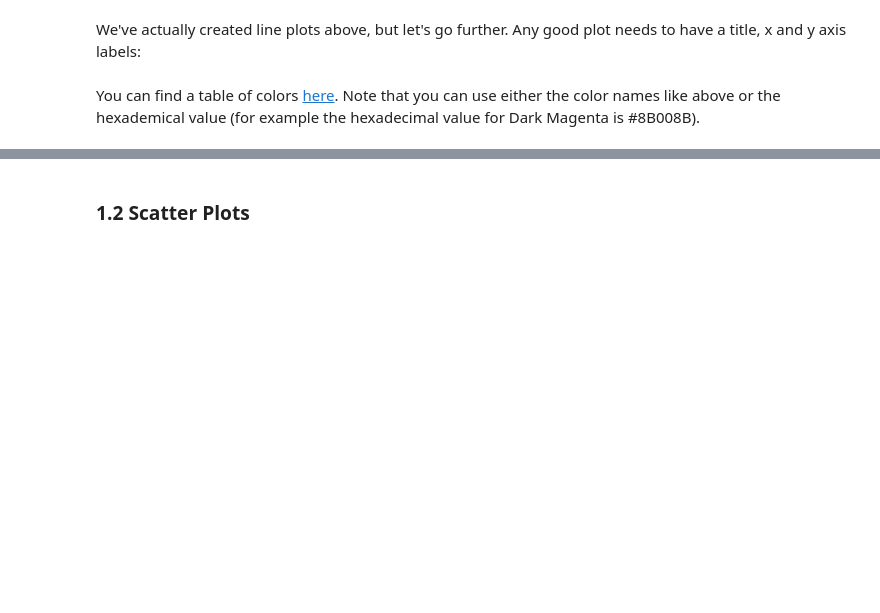
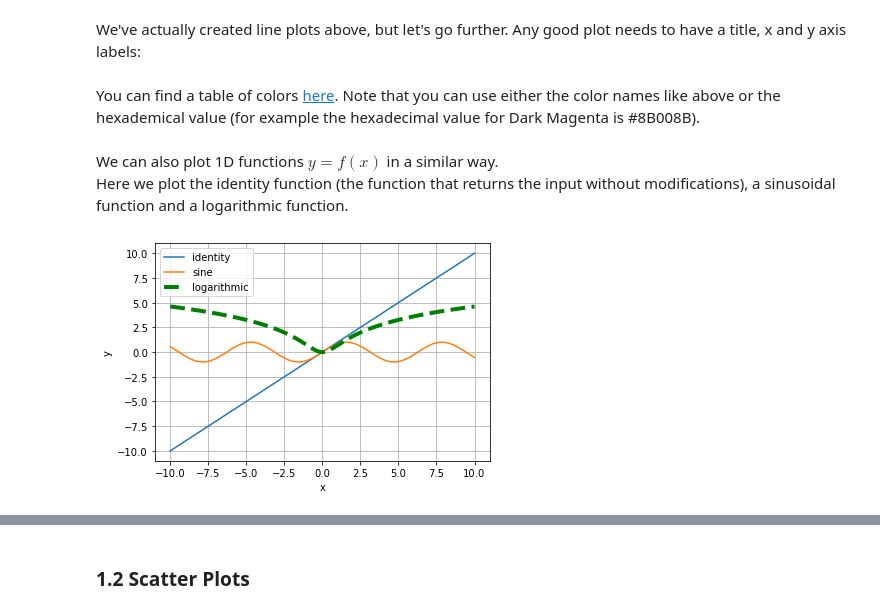
Before and after one commit to LBNLnext/EinR-Coding-Bootcamp, a Jupyter notebook: notebooks/04_data-visualization.ipynb, the cells around one changed output, grey strips where cells are left out. Drawn from its saved outputs; the diff is of its cells as text; code cells hidden in the pictures; blank space fills up the shorter version.

```diff
--- a/notebooks/04_data-visualization.ipynb
+++ b/notebooks/04_data-visualization.ipynb
@@ -97,3 +97,25 @@ plt.ylabel('Distance (m)')
 plt.plot(time, distance, linewidth='5', color='darkmagenta');
 # %% [markdown]
 You can find a table of colors [here](https://www.w3schools.com/colors/colors_names.asp). Note that you can use either the color names like above or the hexademical value (for example the hexadecimal value for Dark Magenta is #8B008B).
+# %% [markdown]
+We can also plot 1D functions $y = f (x)$ in a similar way.
+Here we plot the identity function (the function that returns the input without modifications), a sinusoidal function and a logarithmic function.
+# %%
+# EXAMPLE - Let's plot some 1D functions
+
+# We need to define the x axis
+x = np.linspace(-10,10,200)
+
+# Let's say we want to plot the identity function f(x)=x, then we can simply do this
+plt.plot(x, x, label='identity');
+
+# We can also use the functions provided by the libraries like numpy
+plt.plot(x, np.sin(x), label='sine')
+plt.plot(x, np.log(x*x+1), label='logarithmic', color='green', linewidth=4, linestyle='dashed');
+
+plt.legend()
+plt.xlabel('x')
+plt.ylabel('y')
+plt.grid()
+# %% [output]
+[figure, added]
```
Also changed, not shown: parts of 6 cells of this notebook, 4 other files.
